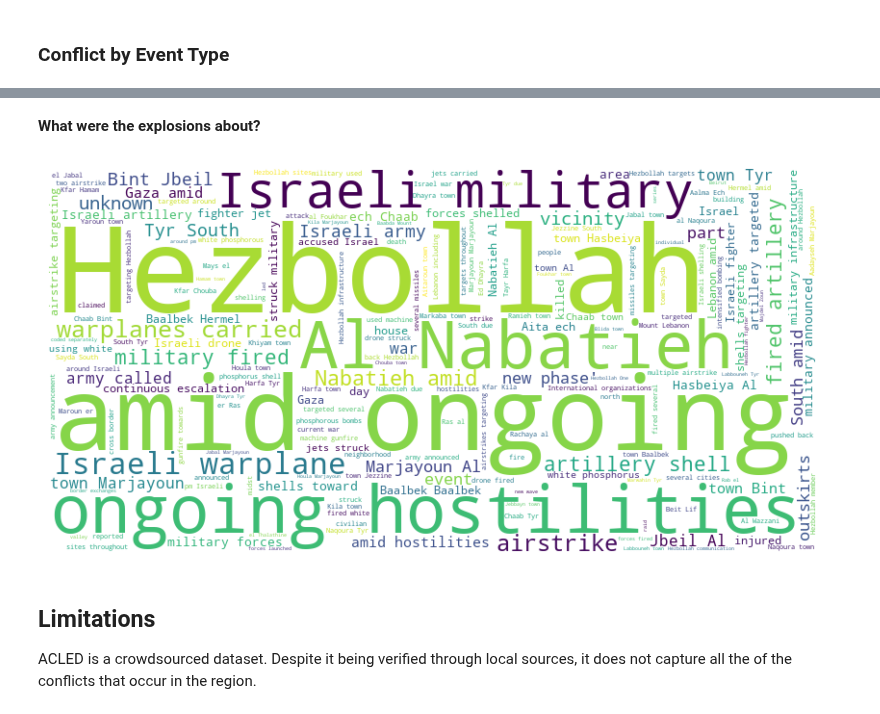
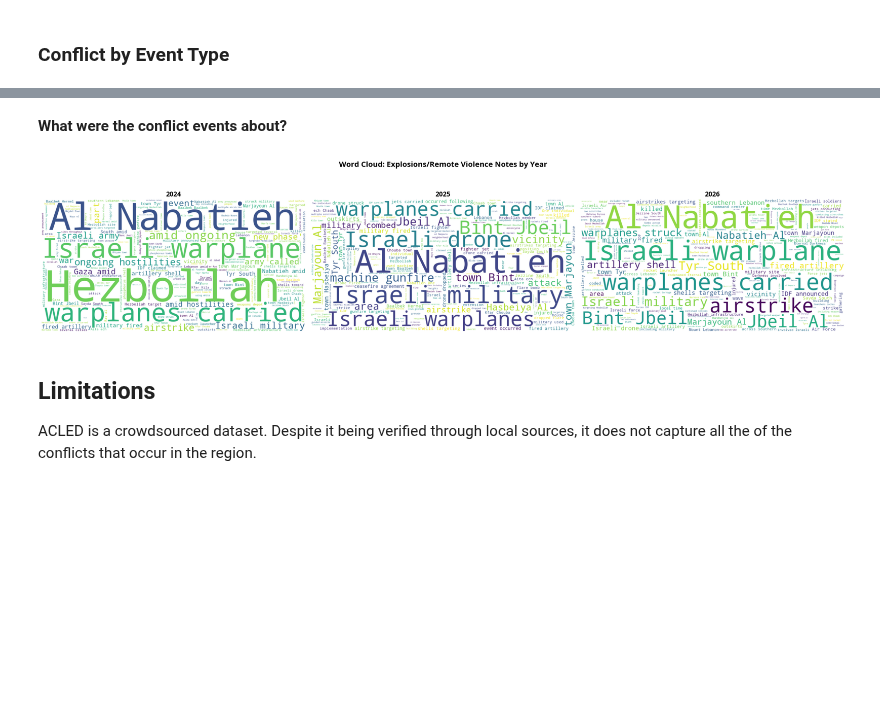
Before and after one commit to datapartnership/lebanon-economic-monitor, a Jupyter notebook: notebooks/conflict/conflict.ipynb, the cells around one changed output, grey strips where cells are left out. Cells and saved outputs as stored; diff of their text form; code cells hidden in the pictures; blank space fills up the shorter version.

Commit message:
conflict update (#104)

```diff
--- a/notebooks/conflict/conflict.ipynb
+++ b/notebooks/conflict/conflict.ipynb
@@ -57,6 +60,6 @@ Write the raw data to a file and read from it. This is to avoid running the API
 # %%
 countries_of_interest = ["Lebanon"]
 START_DATE = "2012-01-01"
-END_DATE = "2024-11-03"
+END_DATE = datetime.today().strftime("%Y-%m-%d")
 # %%
 lebanon_adm0 = gpd.read_file(
@@ -82,6 +88,4 @@ data = extraction.acled_api(
 # %%
 analysis.data_type_conversion(data)
-# %%
-data = data[data["event_date"] > "2023-10-07"]
 # %%
 acled_adm0_annual = analysis.get_acled_by_admin(
@@ -282,0 +224,15 @@ plt.savefig("../../docs/images/fatalities_nov2024.png", dpi=800, bbox_inches="ti
+# %%
+leb_h3 = analysis.convert_to_h3_grid(lebanon_adm0, resolution=7)
+
+data['category'] = data['event_date'].dt.year
+df = data[~(data['category'].isna())]
+
+import numpy as np
+conflict_monthly_h3 = analysis.get_acled_by_admin(leb_h3, df, columns=['h3_index', 'category'], freq='MS', fatalities='fatalities')
+conflict_monthly_h3.drop(columns=['index'], inplace=True)
+
+conflict_monthly_h3['conflict_intensity_index_op1'] = np.sqrt((conflict_monthly_h3['nrEvents']) *
+                                           (conflict_monthly_h3['nrFatalities'] + 1))
+
+conflict_monthly_h3 = conflict_monthly_h3.groupby(['h3_index', 'category'])[['nrEvents', 'nrFatalities', 'conflict_intensity_index_op1']].mean().reset_index()
+conflict_monthly_h3 = leb_h3.merge(conflict_monthly_h3, on='h3_index', how='inner')
@@ -427,5 +448,5 @@ show(tabs, warn_on_missing_glyphs=False)
 # %% [markdown]
-**What were the explosions about?**
+**What were the conflict events about?**
 # %%
 from wordcloud import WordCloud, STOPWORDS
 import matplotlib.pyplot as plt
@@ -448,50 +469,60 @@ def generate_word_cloud_from_column(df, column_name, custom_stopwords):
         stopwords=stopwords,  # Pass the stopwords set here
     ).generate(text)
 
-    # Plot the word cloud
-    plt.figure(figsize=(10, 5))
-    plt.imshow(wordcloud, interpolation="bilinear")
-    plt.axis("off")  # Hide the axes
-    plt.show()
+    return wordcloud
 
 
 month_names = [
     "January",
     "February",
     "March",
     "April",
     "May",
     "June",
     "July",
     "August",
     "September",
     "October",
     "November",
     "December",
 ]
 
 custom_stopwords = month_names + [
     "protest",
     "protested",
     "great",
     "front",
     "rally",
     "District Tehran",
     "Tehran",
     "group",
     "District",
     "held",
     "Iran",
     "casualties",
+    "unknown"
 ]
-# Generate and display the word cloud from the 'notes' column
-generate_word_cloud_from_column(
-    data[(data["event_type"] == "Explosions/Remote violence")],
-    "notes",
-    custom_stopwords,
-)
+
+explosions_data = data[data["event_type"] == "Explosions/Remote violence"].copy()
+explosions_data["year"] = explosions_data["event_date"].dt.year
+
+fig, axes = plt.subplots(1, 3, figsize=(24, 6))
+fig.suptitle("Word Cloud: Explosions/Remote Violence Notes by Year", fontsize=16, fontweight="bold")
+
+for ax, year in zip(axes, [2024, 2025, 2026]):
+    df_year = explosions_data[explosions_data["year"] == year]
+    if len(df_year) > 0:
+        wc = generate_word_cloud_from_column(df_year, "notes", custom_stopwords)
+        ax.imshow(wc, interpolation="bilinear")
+    else:
+        ax.text(0.5, 0.5, "No data", ha="center", va="center", fontsize=14)
+    ax.set_title(str(year), fontsize=14, fontweight="bold")
+    ax.axis("off")
+
+plt.tight_layout()
+plt.show()
 # %% [output]
-[figure, old version]
+[figure, new version]
 # %%
 acled_events_daily = analysis.get_acled_by_group(data, columns=["event_type"], freq="D")
 acled_events_without_protests = analysis.get_acled_by_group(
```
Also changed, not shown: parts of 28 cells of this notebook.
